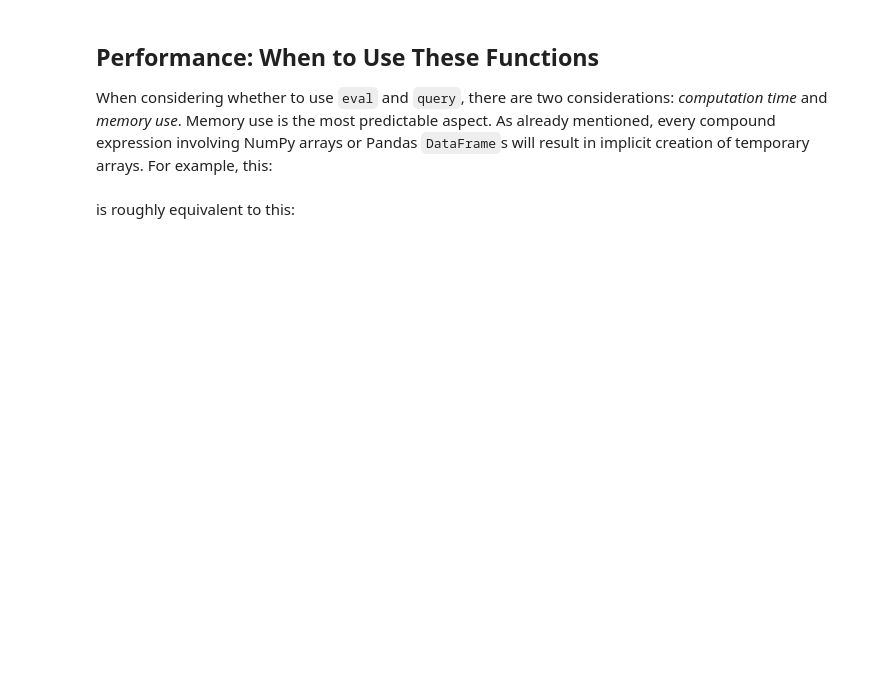
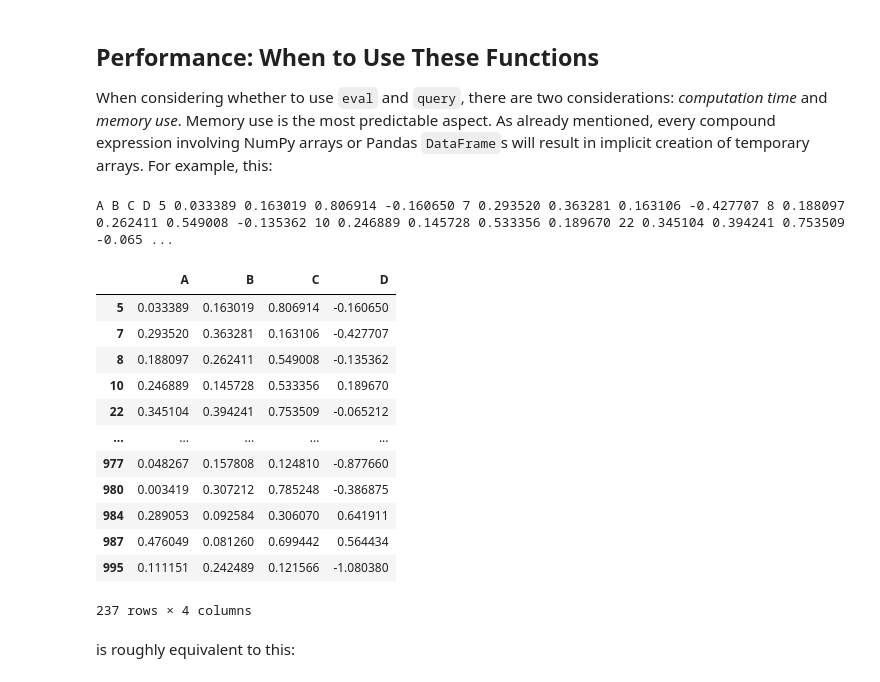
Before and after one commit to technologyhamed/Pandas, a Jupyter notebook: 03_12_Performance_Eval_and_Query.ipynb, the cells around one changed output. Saved outputs shown, nothing was run; the diff lists cells and outputs as text; code cells hidden in the pictures; blank space fills up the shorter version.

```diff
--- a/03_12_Performance_Eval_and_Query.ipynb
+++ b/03_12_Performance_Eval_and_Query.ipynb
@@ -260,6 +416,22 @@ When considering whether to use `eval` and `query`, there are two considerations
 Memory use is the most predictable aspect. As already mentioned, every compound expression involving NumPy arrays or Pandas ``DataFrame``s will result in implicit creation of temporary arrays. For example, this:
 # %%
 x = df[(df.A < 0.5) & (df.B < 0.5)]
+display_dataFarme(x)
+# %% [output]
+A B C D 5 0.033389 0.163019 0.806914 -0.160650 7 0.293520 0.363281 0.163106 -0.427707 8 0.188097 0.262411 0.549008 -0.135362 10 0.246889 0.145728 0.533356 0.189670 22 0.345104 0.394241 0.753509 -0.065 ...
+|  | A | B | C | D |
+| 5 | 0.033389 | 0.163019 | 0.806914 | -0.160650 |
+| 7 | 0.293520 | 0.363281 | 0.163106 | -0.427707 |
+| 8 | 0.188097 | 0.262411 | 0.549008 | -0.135362 |
+| 10 | 0.246889 | 0.145728 | 0.533356 | 0.189670 |
+| 22 | 0.345104 | 0.394241 | 0.753509 | -0.065212 |
+| ... | ... | ... | ... | ... |
+| 977 | 0.048267 | 0.157808 | 0.124810 | -0.877660 |
+| 980 | 0.003419 | 0.307212 | 0.785248 | -0.386875 |
+| 984 | 0.289053 | 0.092584 | 0.306070 | 0.641911 |
+| 987 | 0.476049 | 0.081260 | 0.699442 | 0.564434 |
+| 995 | 0.111151 | 0.242489 | 0.121566 | -1.080380 |
+237 rows × 4 columns
 # %% [markdown]
 is roughly equivalent to this:
 # %%
```
Also changed, not shown: parts of 17 cells of this notebook.
